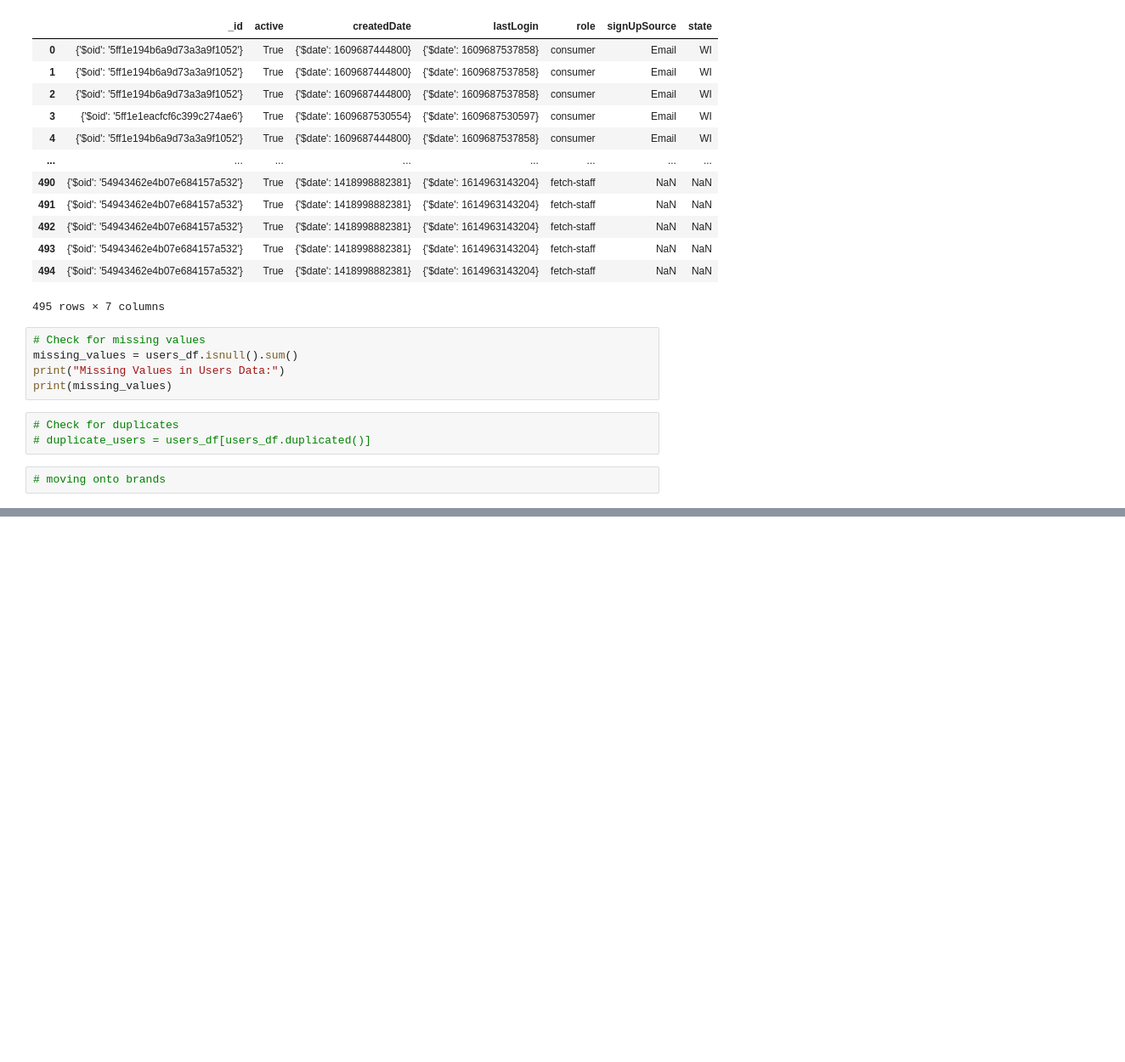
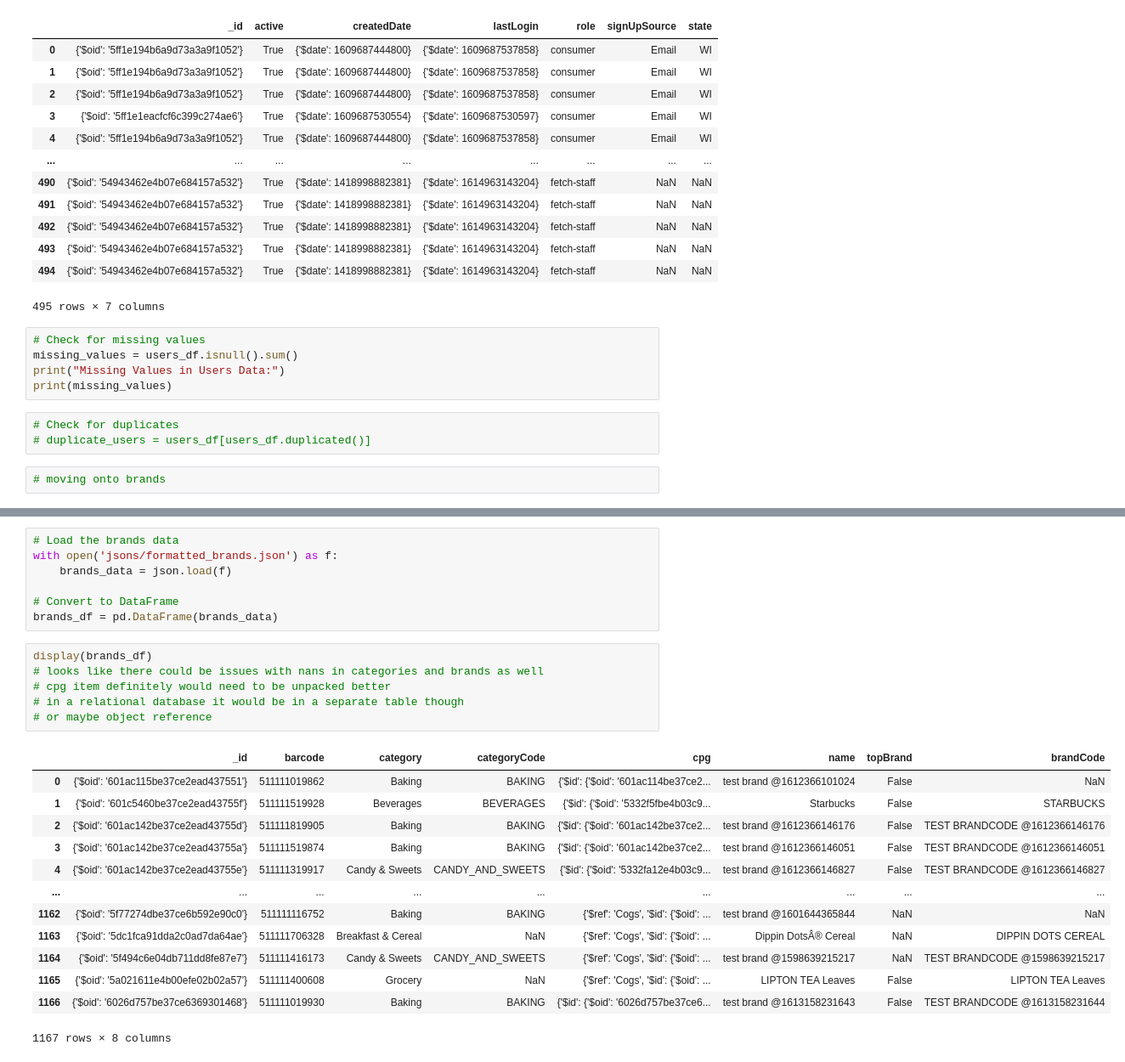
Before and after one commit to xiaoyihua/Fetch-Rewards-Coding-Exercise, a Jupyter notebook: data_explorer.ipynb, the cells around one changed output, grey strips where cells are left out. Shown: that part at 85% size. Saved outputs shown, nothing was run; the diff lists cells and outputs as text; blank space fills up the shorter version.

```diff
--- a/data_explorer.ipynb
+++ b/data_explorer.ipynb
@@ -172,0 +198,27 @@ print(missing_values)
+# %%
+# Load the brands data
+with open('jsons/formatted_brands.json') as f:
+    brands_data = json.load(f)
+
+# Convert to DataFrame
+brands_df = pd.DataFrame(brands_data)
+# %%
+display(brands_df)
+# looks like there could be issues with nans in categories and brands as well
+# cpg item definitely would need to be unpacked better
+# in a relational database it would be in a separate table though
+# or maybe object reference
+# %% [output]
+|  | _id | barcode | category | categoryCode | cpg | name | topBrand | brandCode |
+| 0 | {'$oid': '601ac115be37ce2ead437551'} | 511111019862 | Baking | BAKING | {'$id': {'$oid': '601ac114be37ce2... | test brand @1612366101024 | False | NaN |
+| 1 | {'$oid': '601c5460be37ce2ead43755f'} | 511111519928 | Beverages | BEVERAGES | {'$id': {'$oid': '5332f5fbe4b03c9... | Starbucks | False | STARBUCKS |
+| 2 | {'$oid': '601ac142be37ce2ead43755d'} | 511111819905 | Baking | BAKING | {'$id': {'$oid': '601ac142be37ce2... | test brand @1612366146176 | False | TEST BRANDCODE @1612366146176 |
+| 3 | {'$oid': '601ac142be37ce2ead43755a'} | 511111519874 | Baking | BAKING | {'$id': {'$oid': '601ac142be37ce2... | test brand @1612366146051 | False | TEST BRANDCODE @1612366146051 |
+| 4 | {'$oid': '601ac142be37ce2ead43755e'} | 511111319917 | Candy & Sweets | CANDY_AND_SWEETS | {'$id': {'$oid': '5332fa12e4b03c9... | test brand @1612366146827 | False | TEST BRANDCODE @1612366146827 |
+| ... | ... | ... | ... | ... | ... | ... | ... | ... |
+| 1162 | {'$oid': '5f77274dbe37ce6b592e90c0'} | 511111116752 | Baking | BAKING | {'$ref': 'Cogs', '$id': {'$oid': ... | test brand @1601644365844 | NaN | NaN |
+| 1163 | {'$oid': '5dc1fca91dda2c0ad7da64ae'} | 511111706328 | Breakfast & Cereal | NaN | {'$ref': 'Cogs', '$id': {'$oid': ... | Dippin DotsÂ® Cereal | NaN | DIPPIN DOTS CEREAL |
+| 1164 | {'$oid': '5f494c6e04db711dd8fe87e7'} | 511111416173 | Candy & Sweets | CANDY_AND_SWEETS | {'$ref': 'Cogs', '$id': {'$oid': ... | test brand @1598639215217 | NaN | TEST BRANDCODE @1598639215217 |
+| 1165 | {'$oid': '5a021611e4b00efe02b02a57'} | 511111400608 | Grocery | NaN | {'$ref': 'Cogs', '$id': {'$oid': ... | LIPTON TEA Leaves | False | LIPTON TEA Leaves |
+| 1166 | {'$oid': '6026d757be37ce6369301468'} | 511111019930 | Baking | BAKING | {'$id': {'$oid': '6026d757be37ce6... | test brand @1613158231643 | False | TEST BRANDCODE @1613158231644 |
+1167 rows × 8 columns
```
Also changed, not shown: parts of 4 cells of this notebook, 1 other file.
